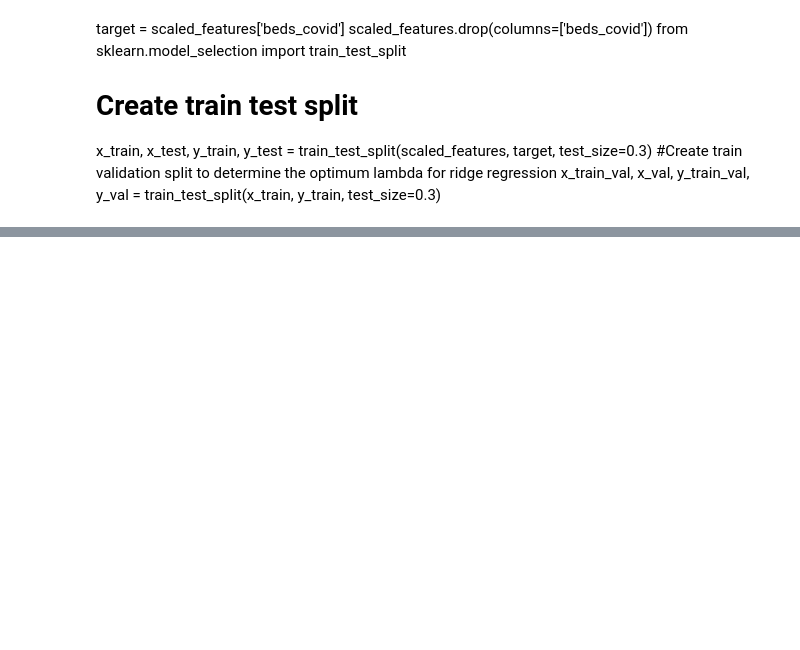
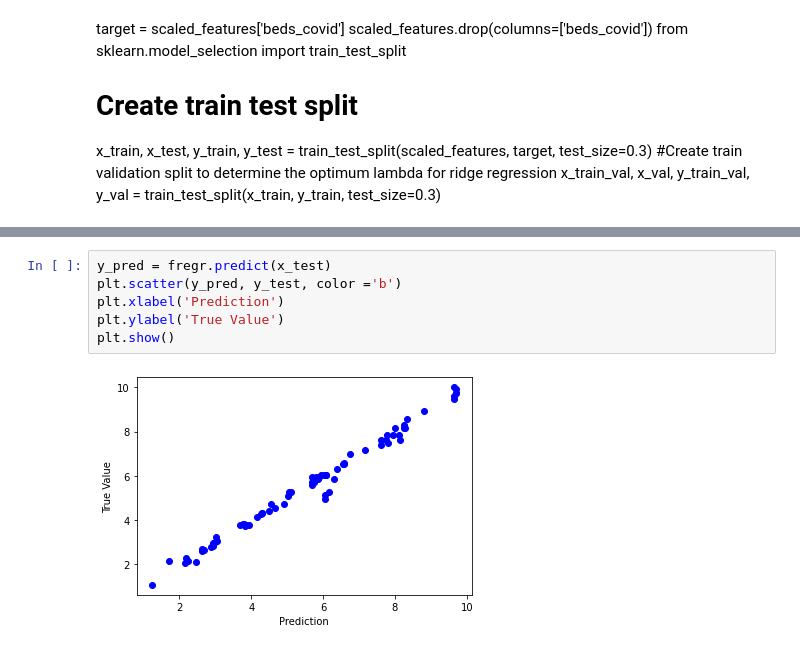
Before and after one commit to JsonLu0910/Ai-Lab3, a Jupyter notebook: Lab3_P7_G6.ipynb, the cells around one changed output, grey strips where cells are left out. Drawn from its saved outputs; the diff is of its cells as text; blank space fills up the shorter version.

```diff
--- a/Lab3_P7_G6.ipynb
+++ b/Lab3_P7_G6.ipynb
@@ -285,0 +311,8 @@ plt.show()
+# %%
+y_pred = fregr.predict(x_test)
+plt.scatter(y_pred, y_test, color ='b')
+plt.xlabel('Prediction')
+plt.ylabel('True Value')
+plt.show()
+# %% [output]
+[figure, added]
```
Also changed, not shown: parts of 9 cells of this notebook.
